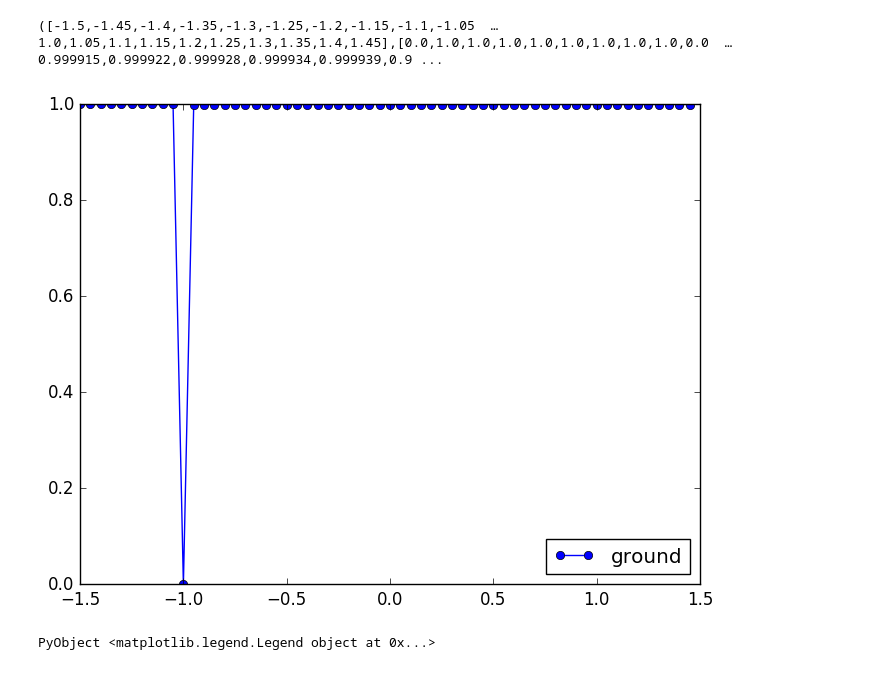
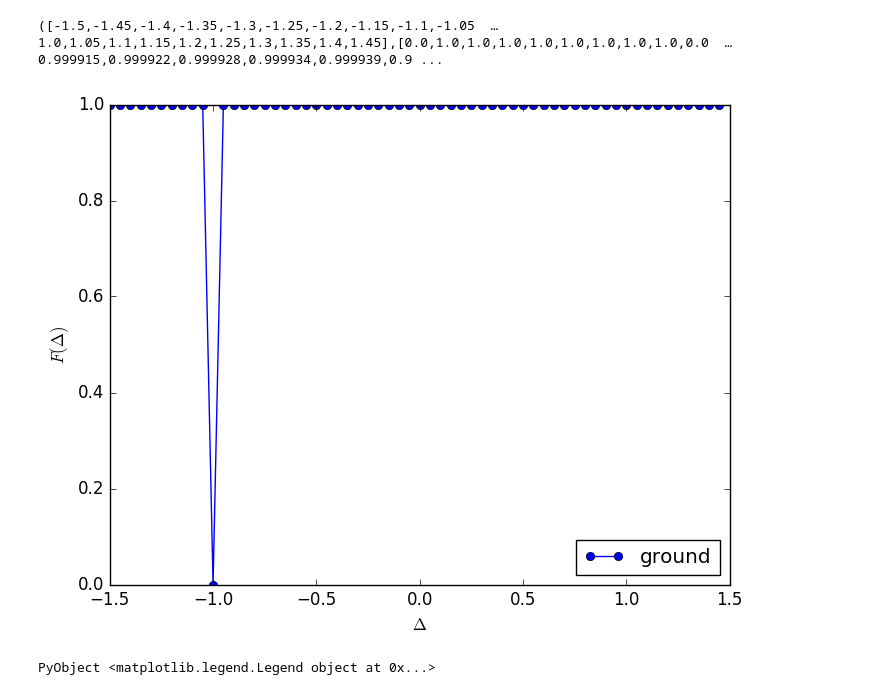
Before and after one commit to dapias/Spin1-2QPT, a Jupyter notebook: ExercisesJulia (QPT) 1-6.ipynb, the cells around one changed output. Drawn from its saved outputs; the diff is of its cells as text; code cells hidden in the pictures.

```diff
--- a/ExercisesJulia (QPT) 1-6.ipynb
+++ b/ExercisesJulia (QPT) 1-6.ipynb
@@ -319,7 +326,9 @@ delta_range, fidelity1 = fidelity(-1.5,0.05,1.5,base, state = 1)
 # %%
 plot(delta_range,fidelity0, "o-", label = "ground")
 #plot(delta_range,fidelity1, "o-", label = "first")
+plt[:ylabel](L"F(\Delta)")
+plt[:xlabel](L"\Delta")
 plt[:legend](loc = "lower right")
 # %% [output]
-[figure, old version]
+[figure, new version]
 PyObject <matplotlib.legend.Legend object at 0x...>
```
Also changed, not shown: parts of 4 cells of this notebook.
